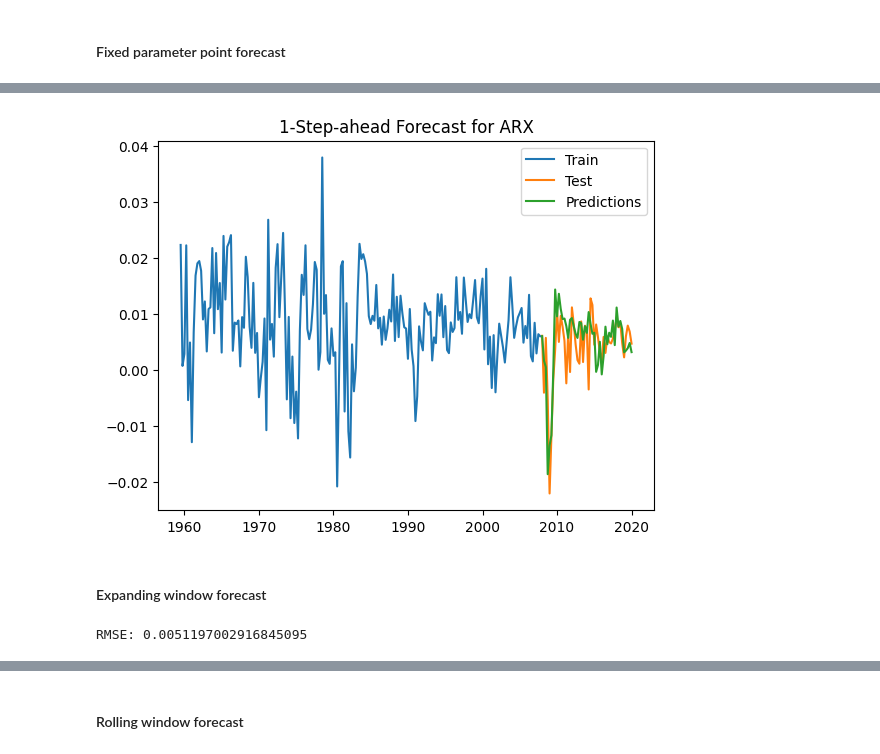
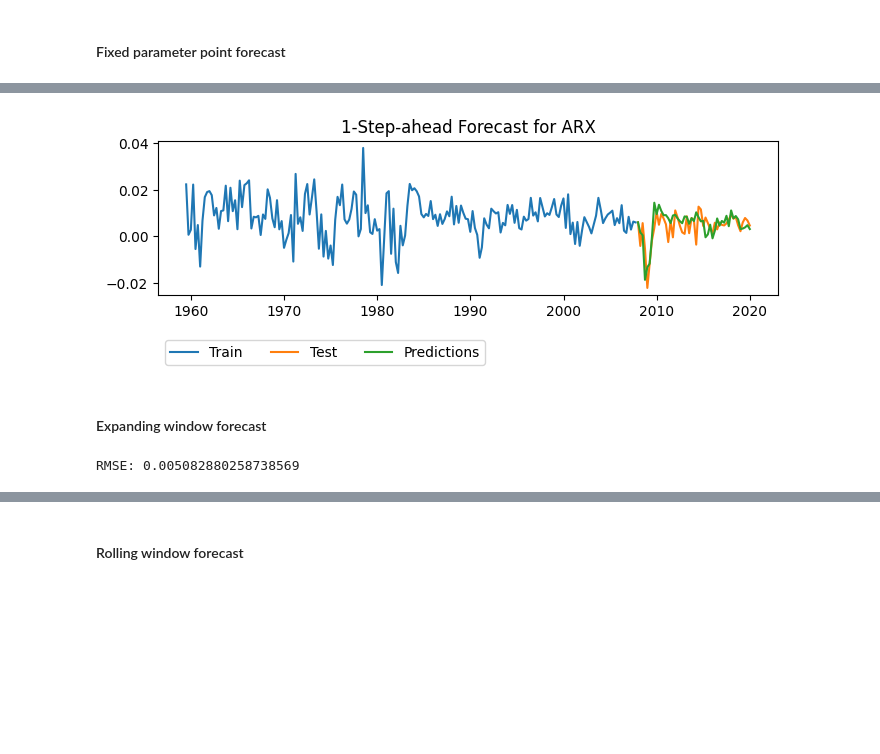
Before and after one commit to qh007/FYP, a Jupyter notebook: ARX.ipynb, the cells around one changed output, grey strips where cells are left out. Drawn from its saved outputs; the diff is of its cells as text; code cells hidden in the pictures; blank space fills up the shorter version.

```diff
--- a/ARX.ipynb
+++ b/ARX.ipynb
@@ -22,6 +22,17 @@ display(data_new)
 # Split the data into training and testing sets
 train_size = int(len(data_new) * 0.8)
 train, test = data_new[:train_size], data_new[train_size:]
+
+#normalize data
+def normalize_train_test(train, test, return_mu_sig=False):
+    m_train = train.mean()
+    s_train = (train - train.mean()).std()
+    if return_mu_sig:
+        return (train - m_train)/s_train, (test - m_train)/s_train, m_train, s_train
+    else:
+        return (train - m_train)/s_train, (test - m_train)/s_train
+
+train_norm, test_norm, mu, sig = normalize_train_test(train, test, return_mu_sig=True)
 # %% [output]
 |  | GDP | M1 | M7 | M12 |
 | Date |  |  |  |  |
@@ -42,14 +53,16 @@ train, test = data_new[:train_size], data_new[train_size:]
 # %%
 # Define and fit the ARX model
 order = (1, 0, 0)  # AR(1)
-model = ARIMA(endog=train[['GDP']], exog=train.iloc[:, 1:], order=order)
+model = ARIMA(endog=train_norm[['GDP']], exog=train_norm.iloc[:, 1:], order=order)
 fit = model.fit(method='yule_walker')
 # %% [markdown]
 #### Fixed parameter point forecast
 # %%
 # make predictions - one step ahead forecast
-forecast = fit.predict(start=len(train), end=len(data_new)-1, exog=test.iloc[:, 1:])
-display(forecast)
+forecast = fit.predict(start=len(train), end=len(data_new)-1, exog=test_norm.iloc[:, 1:])
+
+for i in range(0, len(forecast)):
+    forecast[i] = forecast[i]*sig[0]+mu[0]
 
 # one step ahead forecast
 # fore_1 = fit.forecast(steps=1, exog=test.iloc[0:3, 1:])
@@ -88,29 +83,32 @@ RMSE: 0.0051197002916845095
 # %%
 # Plot the actual vs. predicted values
+plt.figure(figsize=(8,2))
 plt.plot(data_new.index[:len(train)], train['GDP'], label='Train')
 plt.plot(data_new.index[len(train):], test['GDP'], label='Test')
 plt.plot(data_new.index[len(train):], forecast, label='Predictions')
 plt.title("1-Step-ahead Forecast for ARX")
-plt.legend()
+plt.legend(bbox_to_anchor=(0, -0.5), loc='lower left', ncol =3)
 plt.show()
 # %% [output]
-[figure, old version]
+[figure, new version]
 # %% [markdown]
 #### Expanding window forecast
 # %%
-hist_exo = train.iloc[:, 1:].copy(deep=True)
-hist_endo = pd.DataFrame(train['GDP'].copy(deep=True))
+hist_exo = train_norm.iloc[:, 1:].copy(deep=True)
+hist_endo = pd.DataFrame(train_norm['GDP'].copy(deep=True))
 fore_ew = list()
 
 for t in range(len(test)):
  # model set up and fit
  model = ARIMA(endog=hist_endo, exog=hist_exo, order=order)
  fit = model.fit(method='yule_walker')
- output = fit.forecast(steps=1, exog = test.iloc[t,1:])
+
+ #point forecast -- undo norm
+ output = fit.forecast(steps=1, exog = test_norm.iloc[t,1:])*sig[0] + mu[0]
 
  # update training dataset with observed data
- hist_exo = hist_exo._append(test.iloc[t, 1:],ignore_index=True)
- new_value = test.iloc[t,0]
+ hist_exo = hist_exo._append(test_norm.iloc[t, 1:],ignore_index=True)
+ new_value = test_norm.iloc[t,0]
  new_row = {col: new_value for col in hist_endo.columns}
  hist_endo = hist_endo._append(new_row, ignore_index=True)
 
@@ -121,9 +119,9 @@ for t in range(len(test)):
 
 # evaluate forecasts
 rmse_ew = math.sqrt(mean_squared_error(test['GDP'], fore_ew))
-print('RMSE: '+str(rmse))
+print('RMSE: '+str(rmse_ew))
 # %% [output]
-RMSE: 0.0051197002916845095
+RMSE: 0.005082880258738569
 # %%
 # check if hist_endo append correctly
 df1_reset = hist_endo.reset_index(drop=True)
```
Also changed, not shown: parts of 19 cells of this notebook, 7 other files.
